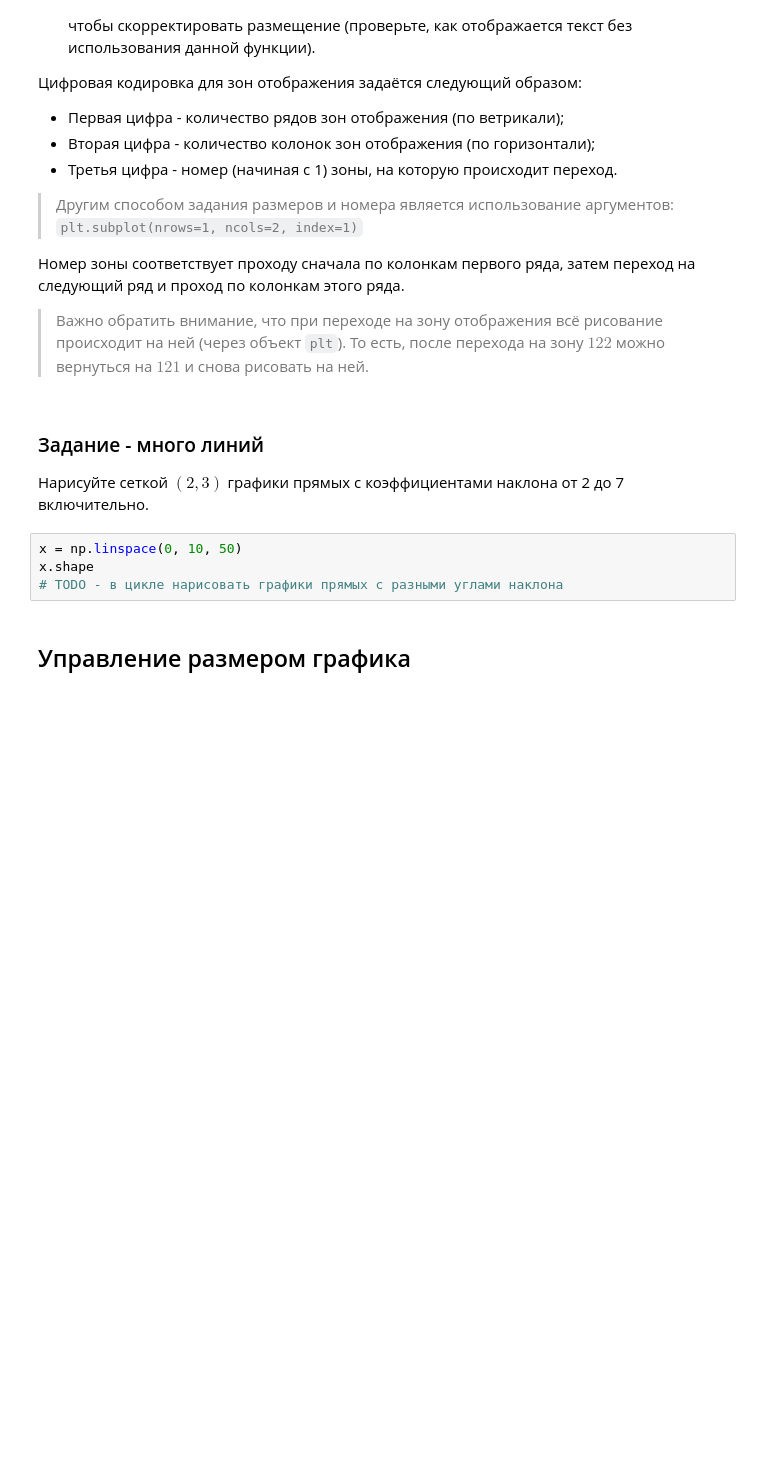
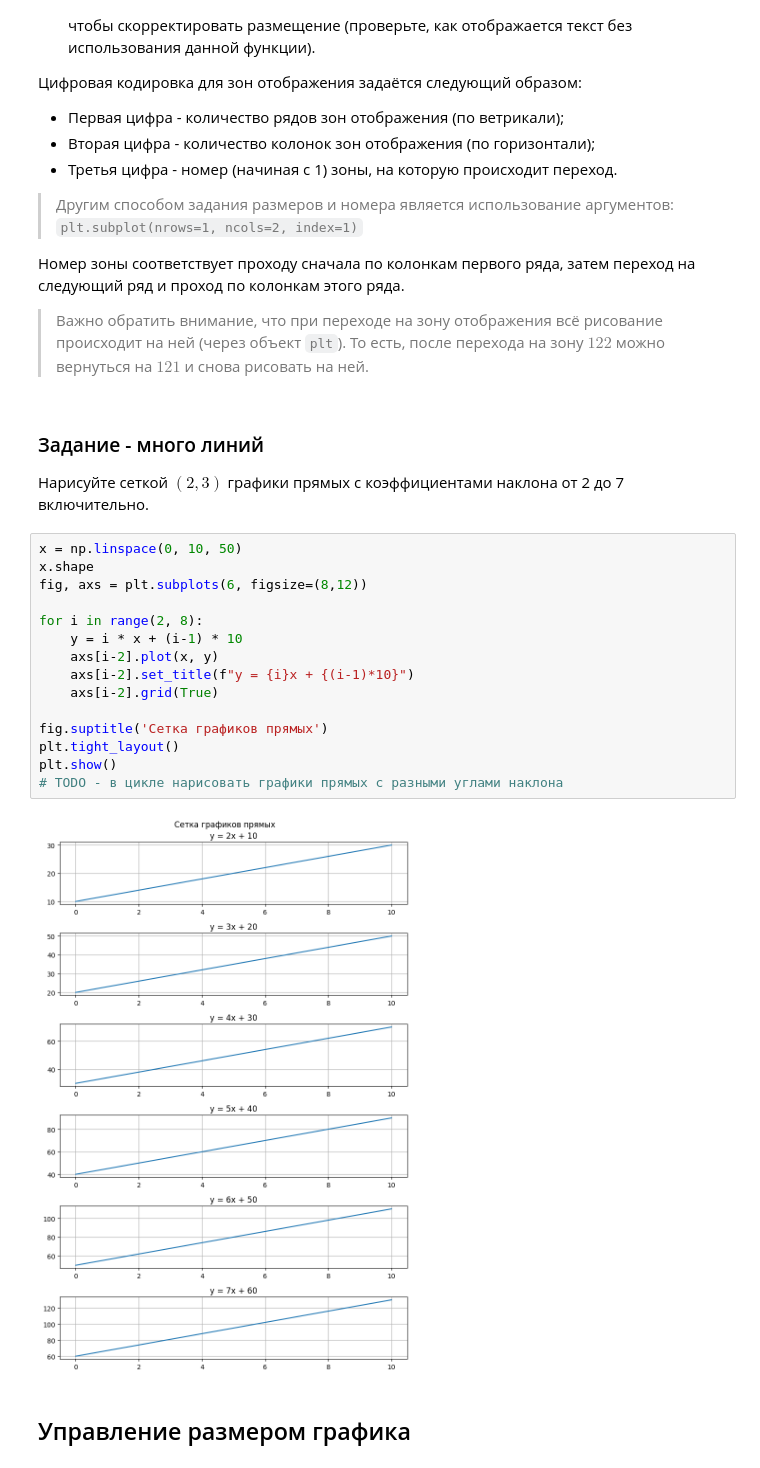
Before and after one commit to EE-Igor/ml_edu, a Jupyter notebook: notebooks/05_Matplotlib.ipynb, the cells around one changed output. Cells and saved outputs as stored; diff of their text form; blank space fills up the shorter version.

```diff
--- a/notebooks/05_Matplotlib.ipynb
+++ b/notebooks/05_Matplotlib.ipynb
@@ -187,10 +213,23 @@ plt.tight_layout()
 ### Задание - много линий
 
 Нарисуйте сеткой $(2, 3)$ графики прямых с коэффициентами наклона от 2 до 7 включительно.
-# %%
-x = np.linspace(0, 10, 50)
-x.shape
-# TODO - в цикле нарисовать графики прямых с разными углами наклона
+# %%
+x = np.linspace(0, 10, 50)
+x.shape
+fig, axs = plt.subplots(6, figsize=(8,12))
+
+for i in range(2, 8):
+    y = i * x + (i-1) * 10
+    axs[i-2].plot(x, y)
+    axs[i-2].set_title(f"y = {i}x + {(i-1)*10}")
+    axs[i-2].grid(True)
+
+fig.suptitle('Сетка графиков прямых')
+plt.tight_layout()
+plt.show()
+# TODO - в цикле нарисовать графики прямых с разными углами наклона
+# %% [output]
+[figure, added]
 # %% [markdown]
 ## Управление размером графика
 # %% [markdown]
```
Also changed, not shown: parts of 23 cells of this notebook.
